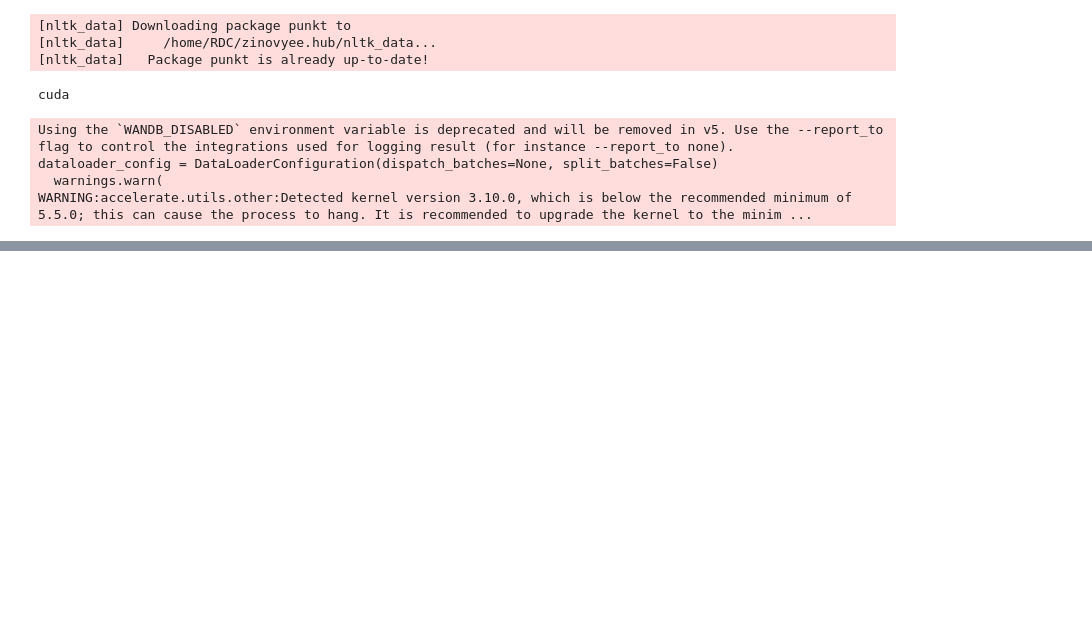
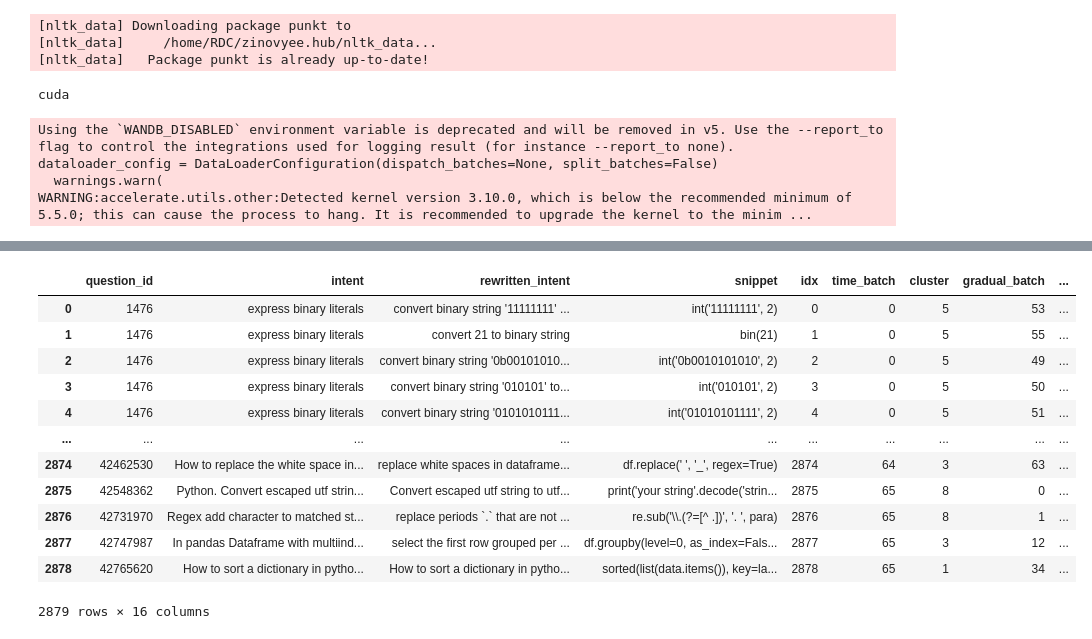
Before and after one commit to lizzzi111/Meta_Learning_Monitoring_Source_Code, a Jupyter notebook: notebooks/conala_nd_run.ipynb, the cells around one changed output, grey strips where cells are left out. Saved outputs shown, nothing was run; the diff lists cells and outputs as text; code cells hidden in the pictures; blank space fills up the shorter version.

```diff
--- a/notebooks/conala_nd_run.ipynb
+++ b/notebooks/conala_nd_run.ipynb
@@ -275,0 +299,16 @@ sns.lineplot(x=range(1, 66), y=batch_rouge_calculations_nd)
+# %%
+df
+# %% [output]
+|  | question_id | intent | rewritten_intent | snippet | idx | time_batch | cluster | gradual_batch | ... |
+| 0 | 1476 | express binary literals | convert binary string '11111111' ... | int('11111111', 2) | 0 | 0 | 5 | 53 | ... |
+| 1 | 1476 | express binary literals | convert 21 to binary string | bin(21) | 1 | 0 | 5 | 55 | ... |
+| 2 | 1476 | express binary literals | convert binary string '0b00101010... | int('0b0010101010', 2) | 2 | 0 | 5 | 49 | ... |
+| 3 | 1476 | express binary literals | convert binary string '010101' to... | int('010101', 2) | 3 | 0 | 5 | 50 | ... |
+| 4 | 1476 | express binary literals | convert binary string '0101010111... | int('01010101111', 2) | 4 | 0 | 5 | 51 | ... |
+| ... | ... | ... | ... | ... | ... | ... | ... | ... | ... |
+| 2874 | 42462530 | How to replace the white space in... | replace white spaces in dataframe... | df.replace(' ', '_', regex=True) | 2874 | 64 | 3 | 63 | ... |
+| 2875 | 42548362 | Python. Convert escaped utf strin... | Convert escaped utf string to utf... | print('your string'.decode('strin... | 2875 | 65 | 8 | 0 | ... |
+| 2876 | 42731970 | Regex add character to matched st... | replace periods `.` that are not ... | re.sub('\\.(?=[^ .])', '. ', para) | 2876 | 65 | 8 | 1 | ... |
+| 2877 | 42747987 | In pandas Dataframe with multiind... | select the first row grouped per ... | df.groupby(level=0, as_index=Fals... | 2877 | 65 | 3 | 12 | ... |
+| 2878 | 42765620 | How to sort a dictionary in pytho... | How to sort a dictionary in pytho... | sorted(list(data.items()), key=la... | 2878 | 65 | 1 | 34 | ... |
+2879 rows × 16 columns
```
Also changed, not shown: parts of 6 cells of this notebook.
